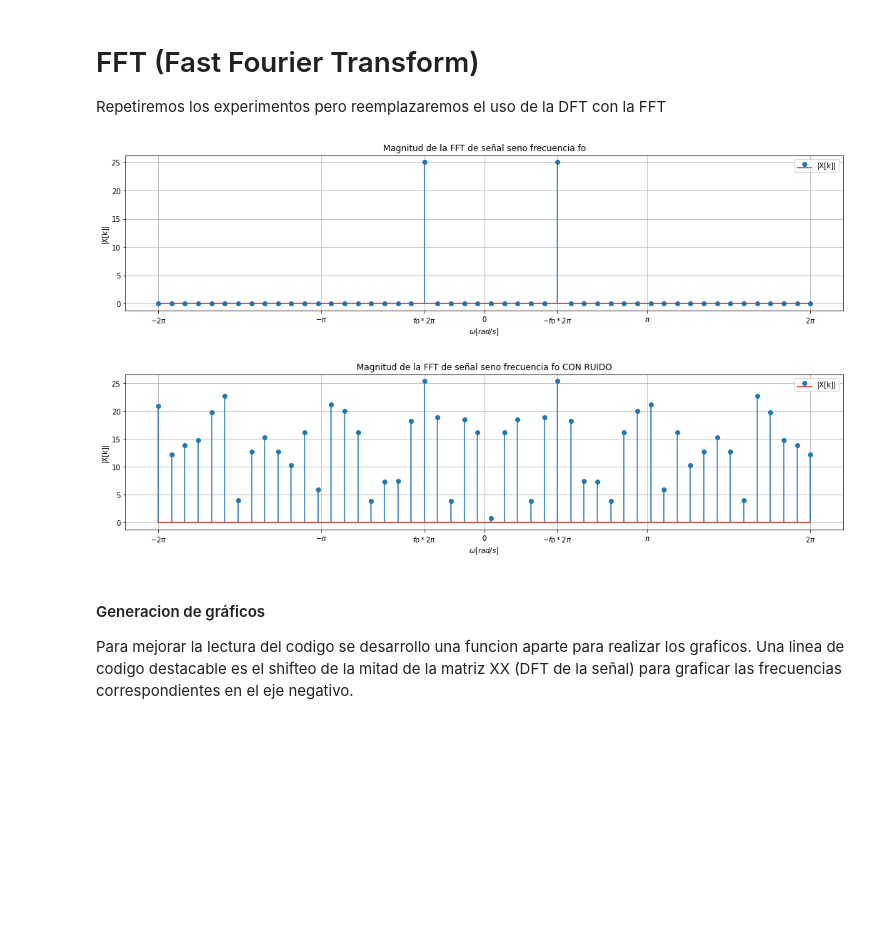
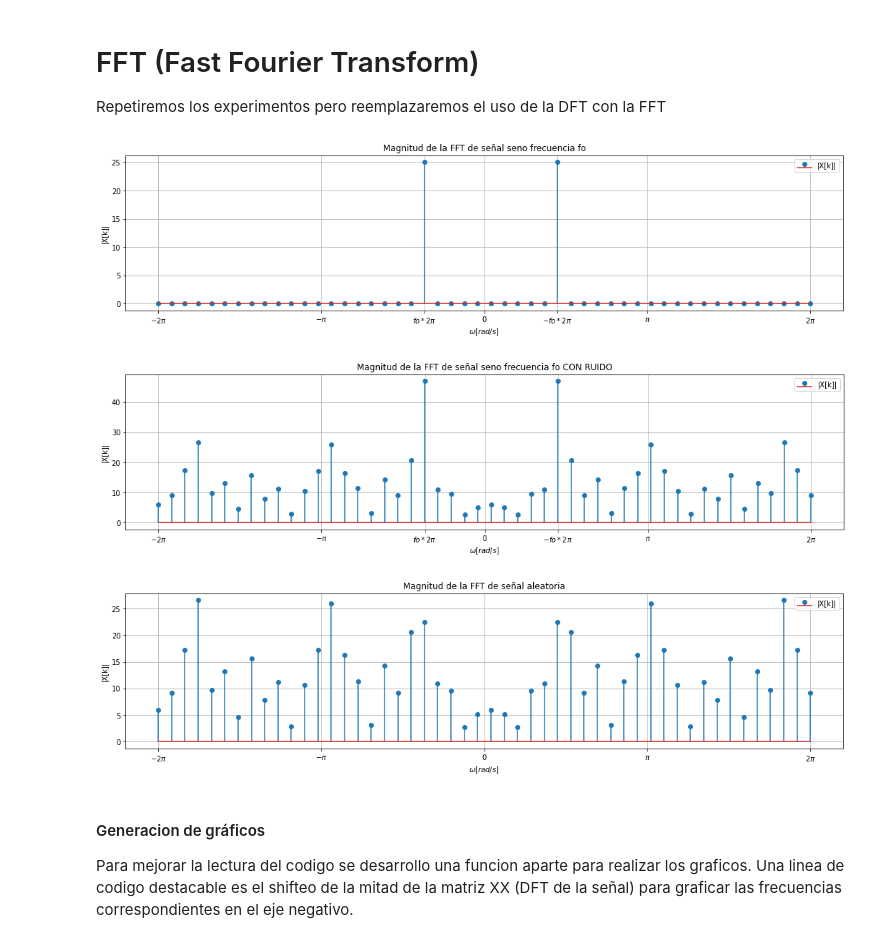
Before and after one commit to mnoe893/PDS_UTNBA_2025, a Jupyter notebook: TS2_DFT.ipynb, the cells around one changed output. Saved outputs shown, nothing was run; the diff lists cells and outputs as text; code cells hidden in the pictures; blank space fills up the shorter version.

```diff
--- a/TS2_DFT.ipynb
+++ b/TS2_DFT.ipynb
@@ -72,13 +77,16 @@ mi_grafico(XX, N, f0, "Magnitud de la DFT de una señal seno de frecuencia fo CO
 Repetiremos los experimentos pero reemplazaremos el uso de la DFT con la FFT
 # %%
 XX_fft = np.fft.fft(xx) # Invoco FFT en vez de DFT
-XX_fft_ruido = np.fft.fft(xx_con_ruido) # Introduzco ruido
+XX_fft_sen_ruido = np.fft.fft(xx_con_ruido) # Introduzco ruido
+XX_fft_ruido = np.fft.fft(ruido) # Señal aleatoria (ruido puro)
 
 mi_grafico(XX_fft, N, f0, "Magnitud de la FFT de señal seno frecuencia fo")
-mi_grafico(XX_fft_ruido, N, f0, "Magnitud de la FFT de señal seno frecuencia fo CON RUIDO")
+mi_grafico(XX_fft_sen_ruido, N, f0, "Magnitud de la FFT de señal seno frecuencia fo CON RUIDO")
+mi_grafico(XX_fft_ruido, N, titulo="Magnitud de la FFT de señal aleatoria")
 # %% [output]
 [figure]
-[figure, old version]
+[figure, new version]
+[figure, added]
 # %% [markdown]
 #### Generacion de gráficos
 Para mejorar la lectura del codigo se desarrollo una funcion aparte para realizar los graficos.
```
Also changed, not shown: parts of 3 cells of this notebook.
